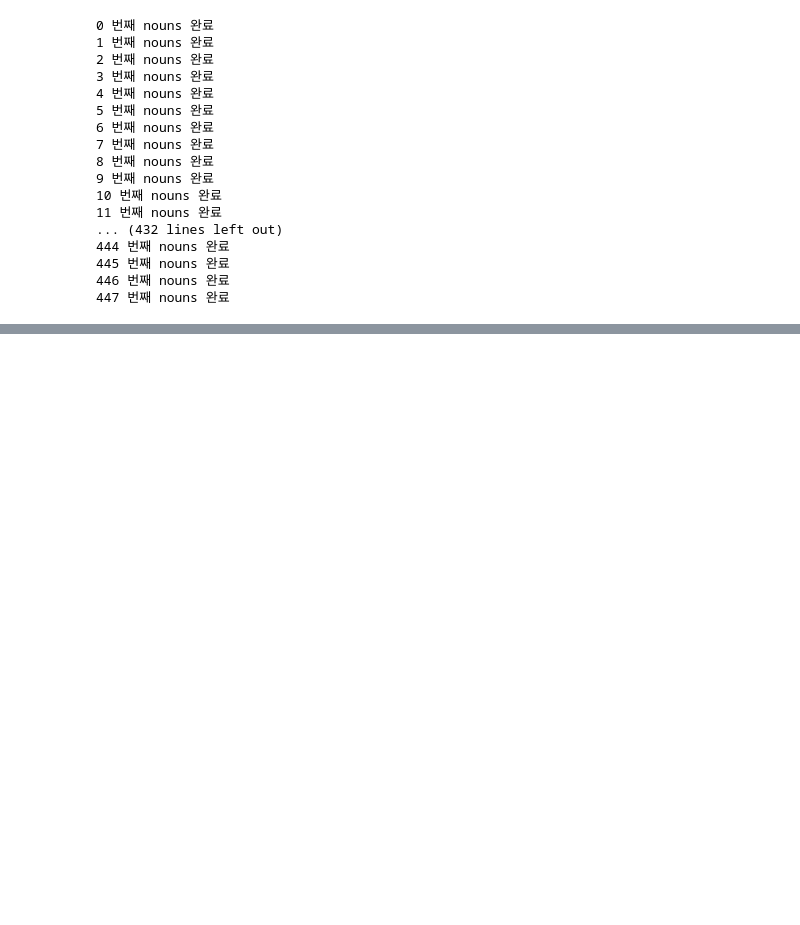
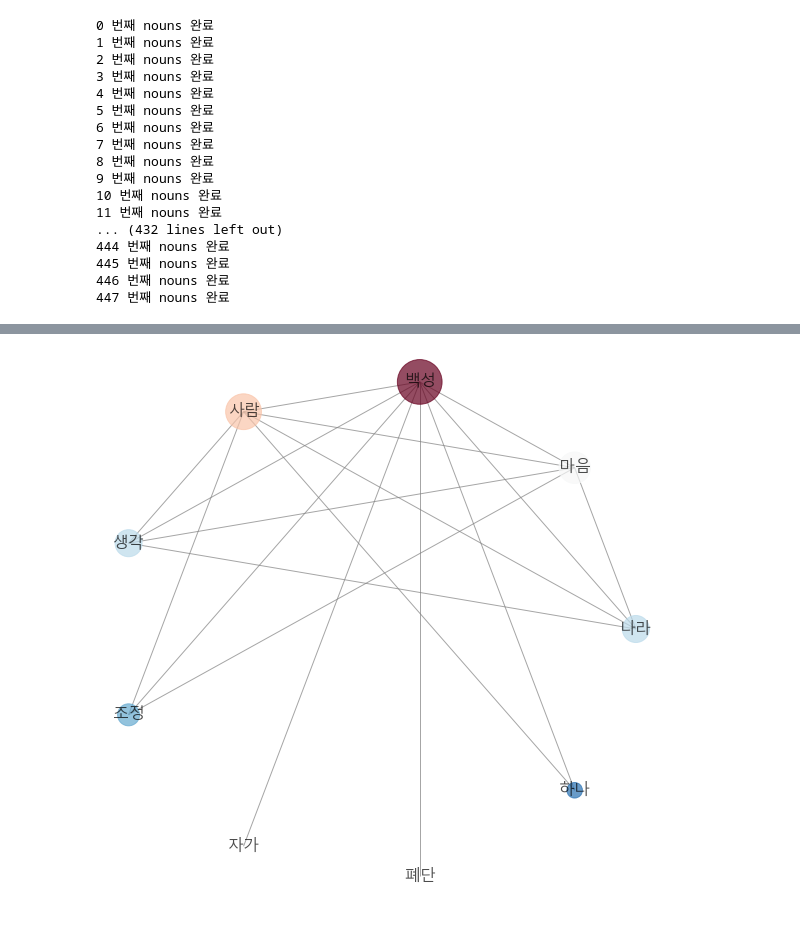
Before and after one commit to heewonp/Joseon_Dynasty, a Jupyter notebook: noh/14대 선조(1567년)선조수정(1567년~)/선조.ipynb, the cells around one changed output, grey strips where cells are left out. Saved outputs shown, nothing was run; the diff lists cells and outputs as text; code cells hidden in the pictures; blank space fills up the shorter version.

```diff
--- a/noh/14대 선조(1567년)선조수정(1567년~)/선조.ipynb
+++ b/noh/14대 선조(1567년)선조수정(1567년~)/선조.ipynb
@@ -1,3 +1,14 @@
+# %%
+import matplotlib
+from matplotlib import font_manager, rc
+import platform
+if platform.system()=="Windows":
+    font_name=font_manager.FontProperties(fname="c:/Windows/Fonts/malgun.ttf").get_name()
+    rc('font', family=font_name)
+matplotlib.rcParams['axes.unicode_minus']=False
+
+import warnings
+warnings.filterwarnings("ignore")
 # %%
 import re
 import numpy as np
@@ -13,7 +24,7 @@ def trans(rowdata,kingname):
     wdata =[]
     for i in range(len(rmhdata)):
     #for j in range(len(rmhdata[i])):
-        wdata.append(re.sub('-|○|/|。|=|\n','',rmhdata[i]))
+        wdata.append(re.sub('-|○|/|。|】|【|=|\n','',rmhdata[i]))
 
     sdata =[]
     for i in range(len(wdata)):
@@ -27,7 +38,7 @@ def trans(rowdata,kingname):
     data =[]
     for i in range(len(ssdata)):
         if kingname not in ssdata[i]:
-           data.append(ssdata[i])
+            data.append(ssdata[i])
 
     return data
 # %%
@@ -129,0 +365,31 @@ pyLDAvis.display(vis)
+# %%
+from mlxtend.preprocessing import TransactionEncoder
+from mlxtend.frequent_patterns import apriori
+
+def apriori_result(word_list):
+    te = TransactionEncoder()
+    te_result = te.fit(word_list).transform(word_list)
+    df = pd.DataFrame(te_result,columns=te.columns_)
+    itemset = apriori(df, use_colnames=True)
+    itemset['length']= itemset['itemsets'].apply(lambda x: len(x))
+    itemset=itemset[itemset['length'] == 2]
+    return itemset
+
+itemset = apriori_result(noundata)
+
+import networkx as nx
+def network_g(itemset):
+    G = nx.Graph()
+    ar = (itemset['itemsets']);G.add_edges_from(ar)
+    pr = nx.pagerank(G)
+    nsize = np.array([v for v in pr.values()])
+    nsize = 2000 *(nsize-min(nsize))/(max(nsize)-min(nsize))
+#     pos = nx.planar_layout(G)
+    pos = nx.shell_layout(G)
+    plt.figure(figsize=(10,10)); plt.axis('off')
+    return nx.draw_networkx(G,font_size=16,
+                pos=pos, node_color=list(pr.values()),node_size=nsize,font_family=font_name,
+                alpha=0.7,edge_color='.5',cmap=plt.cm.RdBu_r)
+network_g(itemset)
+# %% [output]
+[figure, added]
```
Also changed, not shown: parts of 39 cells of this notebook, 1 other file.
